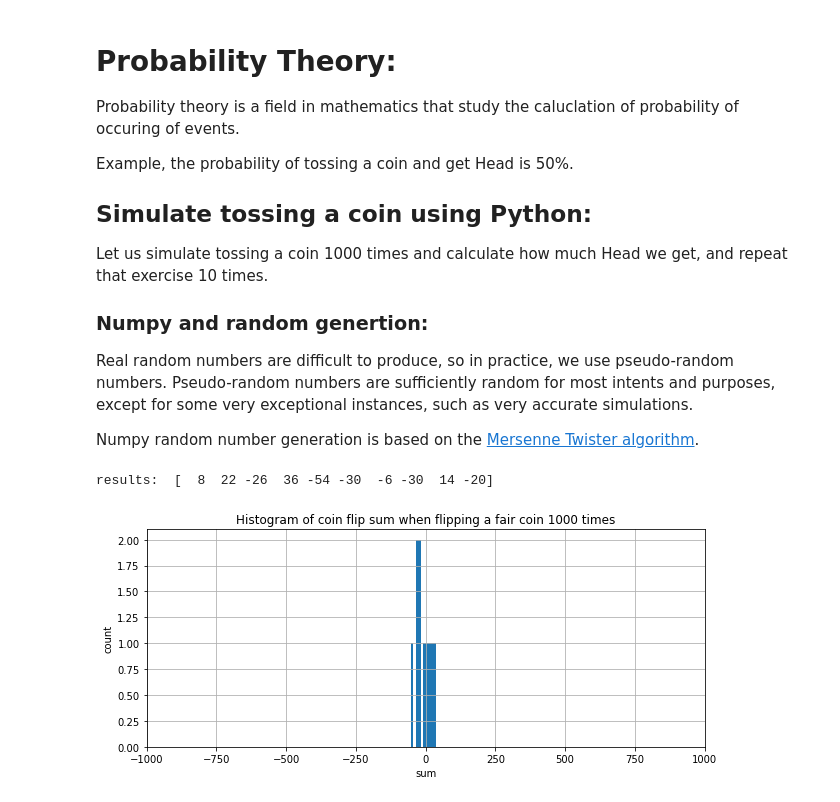
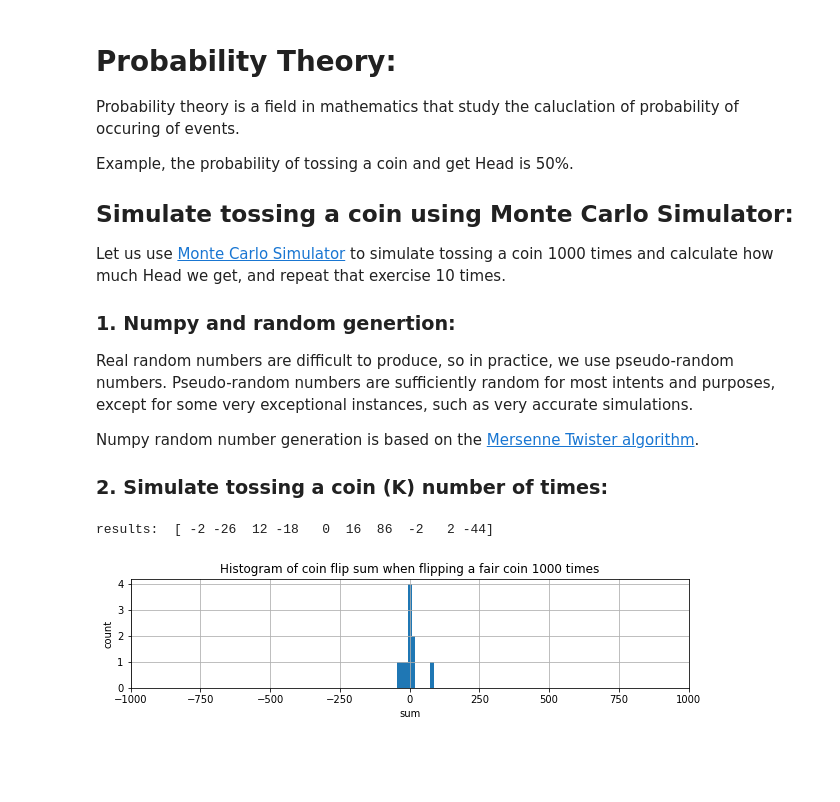
Before and after one commit to gkarwchan/Python-Statistics, a Jupyter notebook: Probability.ipynb, the cells around one changed output. Cells and saved outputs as stored; diff of their text form; code cells hidden in the pictures; blank space fills up the shorter version.

Commit message:
add more monte carlo simulator

```diff
--- a/Probability.ipynb
+++ b/Probability.ipynb
@@ -5,13 +5,15 @@ Probability theory is a field in mathematics that study the caluclation of proba
 
 Example, the probability of tossing a coin and get Head is 50%.
 
-## Simulate tossing a coin using Python:
+## Simulate tossing a coin using Monte Carlo Simulator:
 
-Let us simulate tossing a coin 1000 times and calculate how much Head we get, and repeat that exercise 10 times.
+Let us use [Monte Carlo Simulator](https://www.investopedia.com/terms/m/montecarlosimulation.asp) to simulate tossing a coin 1000 times and calculate how much Head we get, and repeat that exercise 10 times.
 
-### Numpy and random genertion:
+### 1. Numpy and random genertion:
 
 Real random numbers are difficult to produce, so in practice, we use pseudo-random numbers. Pseudo-random numbers are sufficiently random for most intents and purposes, except for some very exceptional instances, such as very accurate simulations.
 
 Numpy random number generation is based on the [Mersenne Twister algorithm](https://en.wikipedia.org/wiki/Mersenne_twister).
+
+### 2. Simulate tossing a coin (K) number of times:
 # %%
@@ -25,18 +28,18 @@ def generate_random_tosses(times, repeat):
 # %%
 import matplotlib.pyplot as plt
 times = 1000
 repeat = 10
 
 tosses_results = generate_random_tosses(times, repeat)
 print('results: ', tosses_results)
 
-plt.figure(figsize=[10,4])
+plt.figure(figsize=[10,2])
 plt.hist(tosses_results);
 plt.xlim([-times,times])
 plt.xlabel("sum")
 plt.ylabel("count")
 plt.title("Histogram of coin flip sum when flipping a fair coin %d times"%times)
 plt.grid()
 # %% [output]
-results:  [  8  22 -26  36 -54 -30  -6 -30  14 -20]
+results:  [ -2 -26  12 -18   0  16  86  -2   2 -44]
-[figure, old version]
+[figure, new version]
```
Also changed, not shown: parts of 5 cells of this notebook.
